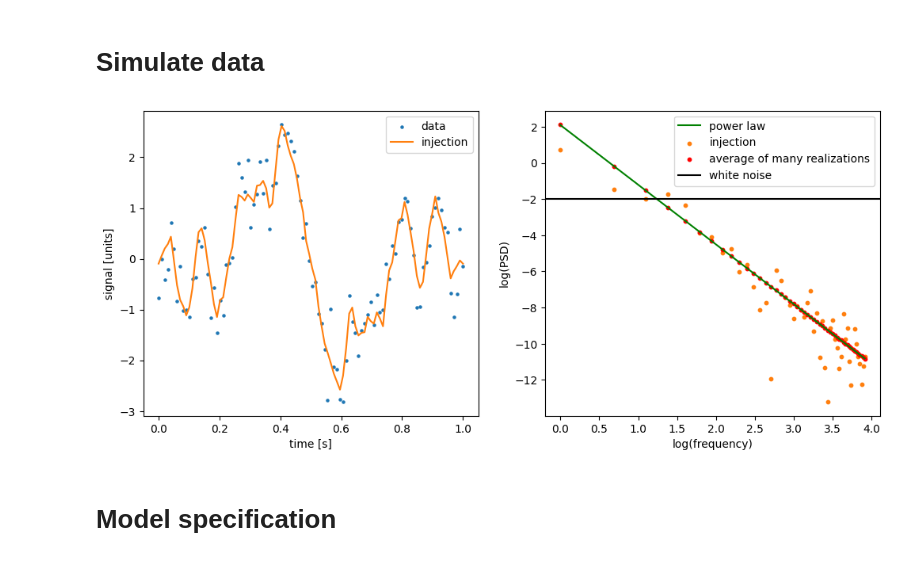
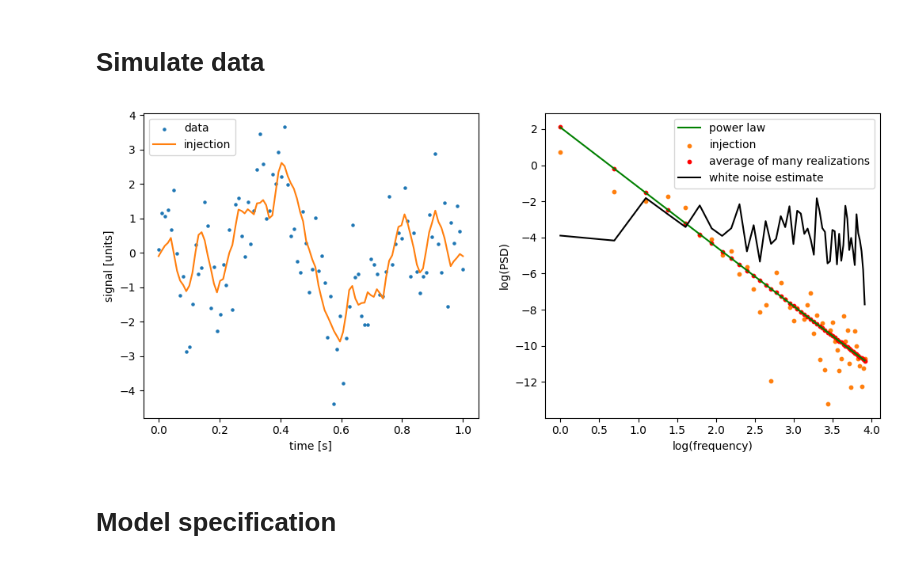
Before and after one commit to aiden-g12321/BayesFT, a Jupyter notebook: bias_example.ipynb, the cells around one changed output. Saved outputs shown, nothing was run; the diff lists cells and outputs as text; code cells hidden in the pictures.

```diff
--- a/bias_example.ipynb
+++ b/bias_example.ipynb
@@ -49,37 +49,41 @@ many_a = np.sqrt(diag_cov_inj) * jr.normal(a_seed, shape=(10_000, Na_inj))
 F_inj = f.fast_Fourier_design(t, f_inj)
 signal_inj = F_inj @ a_inj
 
 # add zero-mean Gaussian noise
-log_sigma_inj = -1.0
+log_sigma_inj = 0.0
 sigma_inj = np.exp(log_sigma_inj)
-noise_seed = jr.PRNGKey(1)
+noise_seed = jr.PRNGKey(10)
 noise = jr.normal(noise_seed, shape=(Nt,)) * sigma_inj
 
 # make and plot data
 data = signal_inj + noise
+data -= jnp.mean(data)
+
+# get ML coefficients which describe noise
+noise_a_ML = jnp.linalg.pinv(F_inj) @ noise
 
 # time-domain
 plt.figure(figsize=(12, 5))
 plt.subplot(1, 2, 1)
 plt.scatter(t, data, color='C0', s=5, label='data')
 plt.plot(t, signal_inj, color='C1', label='injection')
 plt.xlabel('time [s]')
 plt.ylabel('signal [units]')
 plt.legend()
 
 # frequency-domain
 plt.subplot(1, 2, 2)
 plt.plot(logf_inj, np.log(diag_cov_inj[::2] + diag_cov_inj[1::2]), color='green', label='power law')
 plt.scatter(logf_inj, np.log(a_inj[::2]**2. + a_inj[1::2]**2.), color='C1', s=10, label='injection')
 plt.scatter(logf_inj, np.log(np.mean(many_a[:,::2]**2. + many_a[:,1::2]**2., axis=0)), color='red', s=10,
             label='average of many realizations')
-plt.axhline(np.log(sigma_inj**2. * df_inj), color='k', label='white noise')
+plt.plot(logf_inj, np.log(noise_a_ML[::2]**2. + noise_a_ML[1::2]**2.), color='k', label='white noise estimate')
 plt.xlabel('log(frequency)')
 plt.ylabel('log(PSD)')
 plt.legend()
 plt.show()
 # %% [output]
-[figure, old version]
+[figure, new version]
 # %% [markdown]
 # Model specification
 # %%
```
Also changed, not shown: parts of 9 cells of this notebook, 5 other files.
